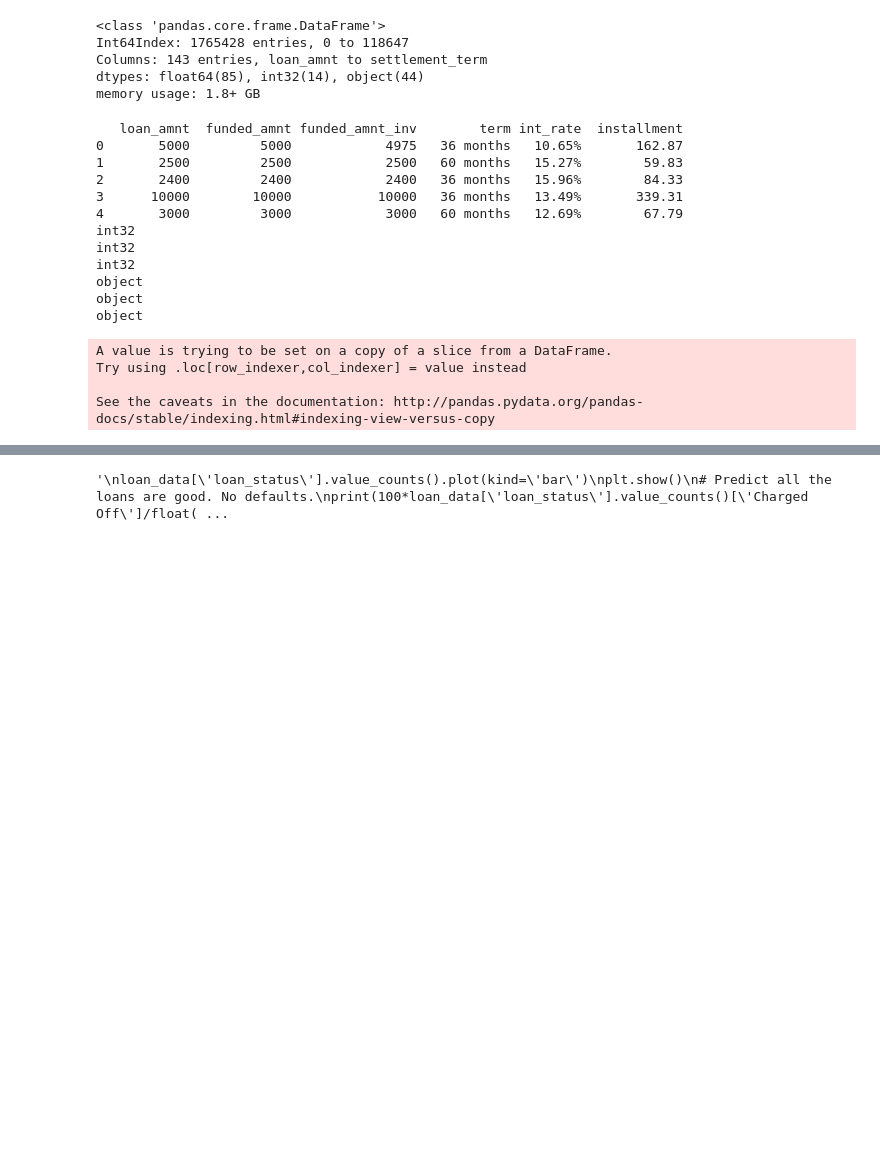
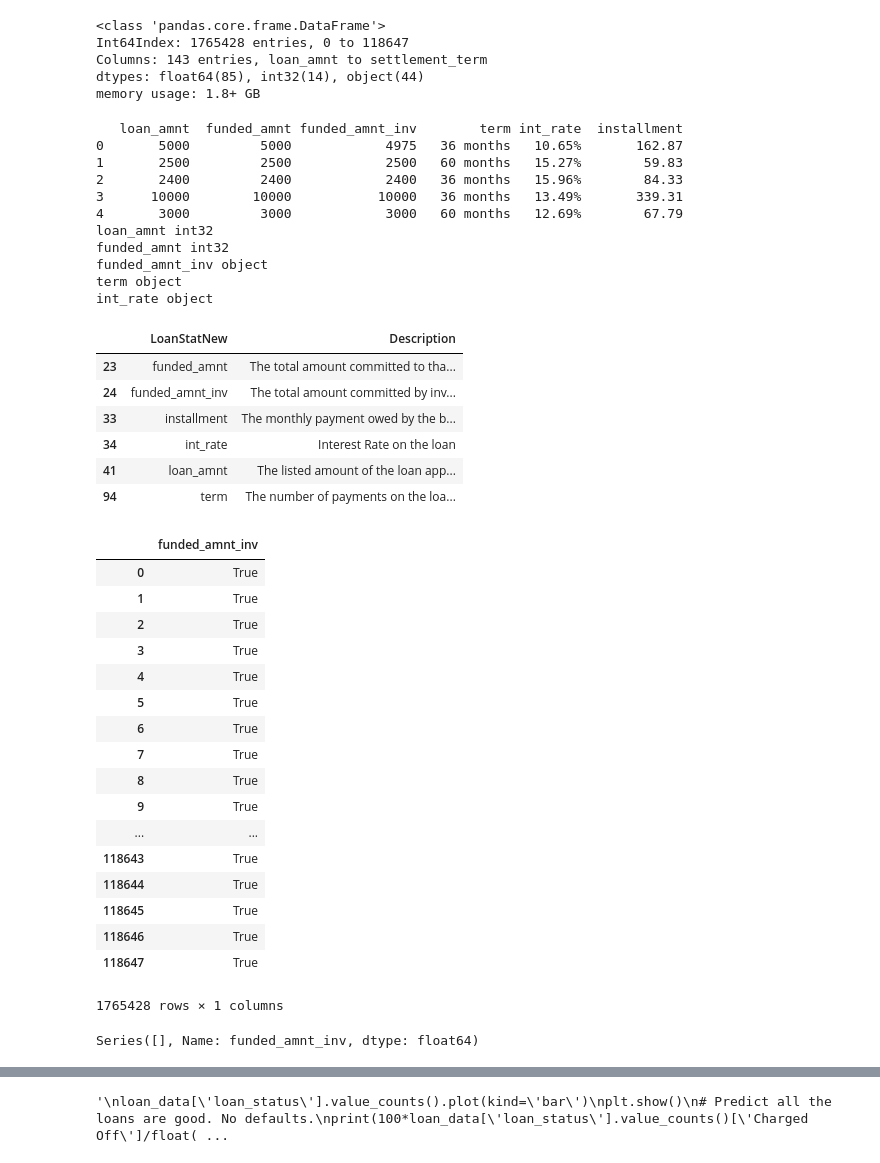
Before and after one commit to anilrajgr/udacity-machine-learning, a Jupyter notebook: projects/capstone/csv2dataframe.ipynb, the cells around one changed output, grey strips where cells are left out. Saved outputs shown, nothing was run; the diff lists cells and outputs as text; code cells hidden in the pictures; blank space fills up the shorter version.

```diff
--- a/projects/capstone/csv2dataframe.ipynb
+++ b/projects/capstone/csv2dataframe.ipynb
@@ -224,11 +224,9 @@ memory usage: 1.8+ GB
 # Now analyze one column at a time
 # loan_dict.loc[loan_dict['LoanStatNew'] == 'loan_amnt']
 print(loan_data.iloc[:5,:6])
-print(loan_data['loan_amnt'].dtype)
 for y in loan_data.columns[:5]:
-  print(loan_data[y].dtype)
+  print(y, loan_data[y].dtype)
 loan_dict.loc[loan_dict['LoanStatNew'].isin(list(loan_data.columns.values[:6]))]
-loan_dict.loc[loan_dict['LoanStatNew'] == 'loan_amnt']['dtype'] = 'int32'
 # %% [output]
    loan_amnt  funded_amnt funded_amnt_inv        term int_rate  installment
 0       5000         5000            4975   36 months   10.65%       162.87
@@ -236,13 +234,60 @@ loan_dict.loc[loan_dict['LoanStatNew'] == 'loan_amnt']['dtype'] = 'int32'
 2       2400         2400            2400   36 months   15.96%        84.33
 3      10000        10000           10000   36 months   13.49%       339.31
 4       3000         3000            3000   60 months   12.69%        67.79
-int32
-int32
-int32
-object
-object
-object
+loan_amnt int32
+funded_amnt int32
+funded_amnt_inv object
+term object
+int_rate object
-A value is trying to be set on a copy of a slice from a DataFrame.
-Try using .loc[row_indexer,col_indexer] = value instead
-
-See the caveats in the documentation: http://pandas.pydata.org/pandas-docs/stable/indexing.html#indexing-view-versus-copy
+|  | LoanStatNew | Description |
+| 23 | funded_amnt | The total amount committed to tha... |
+| 24 | funded_amnt_inv | The total amount committed by inv... |
+| 33 | installment | The monthly payment owed by the b... |
+| 34 | int_rate | Interest Rate on the loan |
+| 41 | loan_amnt | The listed amount of the loan app... |
+| 94 | term | The number of payments on the loa... |
+# %%
+# Analysis
+# loan_amnt is int32 - Good
+# funded_amnt is int32 - Good
+# funded_amnt_inv is object - Bad
+# term is object - Bad
+# int_rate is object - Bad
+
+# Let's start with funded_amnt_inv
+# Find the non-int entry
+df = loan_data['funded_amnt_inv'].to_frame().applymap(np.isreal) == False
+df.loc[df['funded_amnt_inv'] == True]
+# %% [output]
+|  | funded_amnt_inv |
+| 0 | True |
+| 1 | True |
+| 2 | True |
+| 3 | True |
+| 4 | True |
+| 5 | True |
+| 6 | True |
+| 7 | True |
+| 8 | True |
+| 9 | True |
+| ... | ... |
+| 118643 | True |
+| 118644 | True |
+| 118645 | True |
+| 118646 | True |
+| 118647 | True |
+1765428 rows × 1 columns
+# %%
+# Looks like all the entries are considered non-integral
+# Let's examine
+loan_data['funded_amnt_inv'][:1]
+# Since each object seems to string, convert it to numeric.
+loan_data['funded_amnt_inv'] = pd.to_numeric(loan_data['funded_amnt_inv'])
+# Find the non-numeric entry
+df = loan_data['funded_amnt_inv'].to_frame().applymap(np.isreal) == False
+df.loc[df['funded_amnt_inv'] == True]
+df = loan_data['funded_amnt_inv']
+df.loc[df.isnull()]
+# So now the data for funded_amnt_inv is all good.
+# %% [output]
+Series([], Name: funded_amnt_inv, dtype: float64)
```
Also changed, not shown: parts of 5 cells of this notebook.
